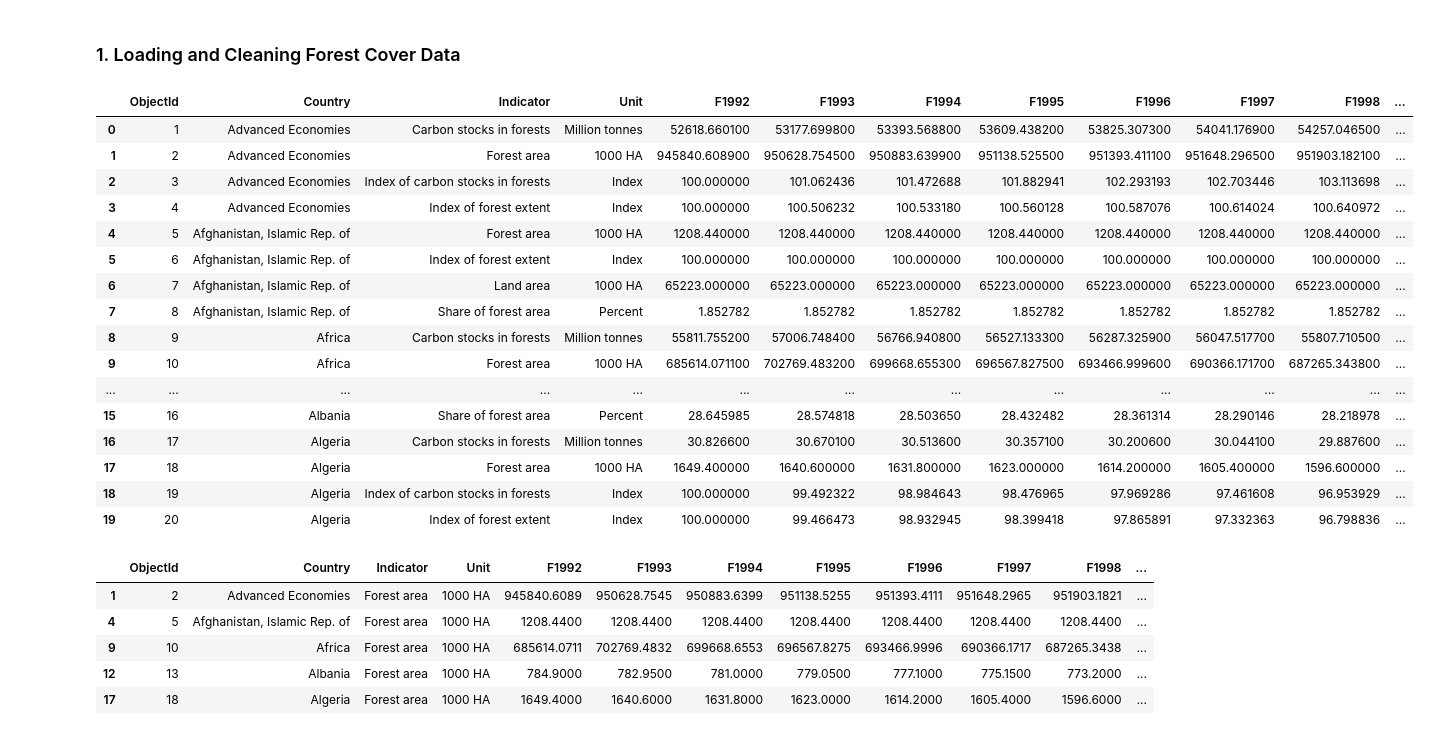
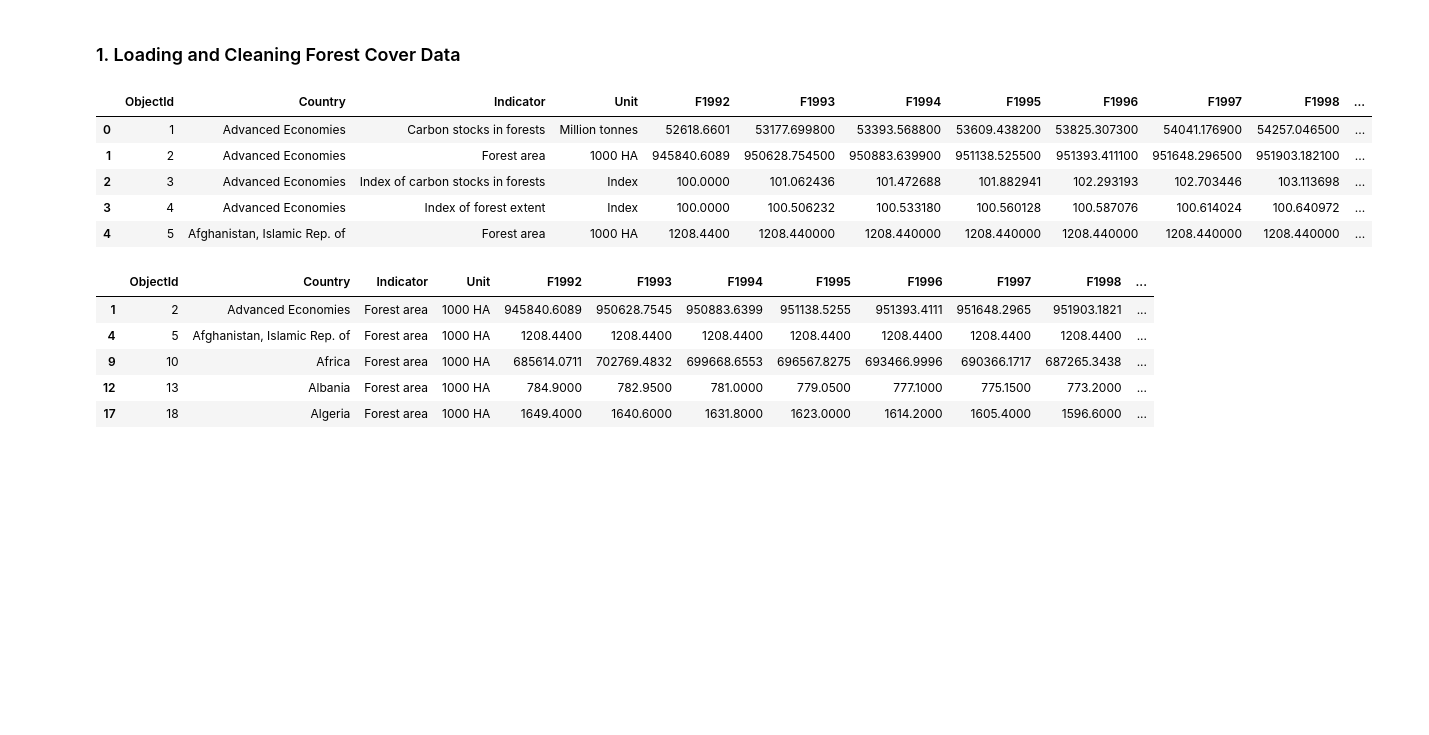
Before and after one commit to sdata07/Forest-Area-Predictor, a Jupyter notebook: main/main.ipynb, the cells around one changed output. Drawn from its saved outputs; the diff is of its cells as text; code cells hidden in the pictures; blank space fills up the shorter version.

```diff
--- a/main/main.ipynb
+++ b/main/main.ipynb
@@ -10,25 +10,14 @@ pd.set_option('display.max_columns', None)
 df = pd.read_csv("Data/Forest_and_Carbon.csv")
 # %%
 df = df.drop(columns=['Source', 'ISO2', 'ISO3','CTS_Full_Descriptor', 'CTS_Name', 'CTS_Code'])
-df.head(20)
+df.head()
 # %% [output]
 |  | ObjectId | Country | Indicator | Unit | F1992 | F1993 | F1994 | F1995 | F1996 | F1997 | F1998 | ... |
-| 0 | 1 | Advanced Economies | Carbon stocks in forests | Million tonnes | 52618.660100 | 53177.699800 | 53393.568800 | 53609.438200 | 53825.307300 | 54041.176900 | 54257.046500 | ... |
-| 1 | 2 | Advanced Economies | Forest area | 1000 HA | 945840.608900 | 950628.754500 | 950883.639900 | 951138.525500 | 951393.411100 | 951648.296500 | 951903.182100 | ... |
-| 2 | 3 | Advanced Economies | Index of carbon stocks in forests | Index | 100.000000 | 101.062436 | 101.472688 | 101.882941 | 102.293193 | 102.703446 | 103.113698 | ... |
-| 3 | 4 | Advanced Economies | Index of forest extent | Index | 100.000000 | 100.506232 | 100.533180 | 100.560128 | 100.587076 | 100.614024 | 100.640972 | ... |
-| 4 | 5 | Afghanistan, Islamic Rep. of | Forest area | 1000 HA | 1208.440000 | 1208.440000 | 1208.440000 | 1208.440000 | 1208.440000 | 1208.440000 | 1208.440000 | ... |
-| 5 | 6 | Afghanistan, Islamic Rep. of | Index of forest extent | Index | 100.000000 | 100.000000 | 100.000000 | 100.000000 | 100.000000 | 100.000000 | 100.000000 | ... |
-| 6 | 7 | Afghanistan, Islamic Rep. of | Land area | 1000 HA | 65223.000000 | 65223.000000 | 65223.000000 | 65223.000000 | 65223.000000 | 65223.000000 | 65223.000000 | ... |
-| 7 | 8 | Afghanistan, Islamic Rep. of | Share of forest area | Percent | 1.852782 | 1.852782 | 1.852782 | 1.852782 | 1.852782 | 1.852782 | 1.852782 | ... |
-| 8 | 9 | Africa | Carbon stocks in forests | Million tonnes | 55811.755200 | 57006.748400 | 56766.940800 | 56527.133300 | 56287.325900 | 56047.517700 | 55807.710500 | ... |
-| 9 | 10 | Africa | Forest area | 1000 HA | 685614.071100 | 702769.483200 | 699668.655300 | 696567.827500 | 693466.999600 | 690366.171700 | 687265.343800 | ... |
-| ... | ... | ... | ... | ... | ... | ... | ... | ... | ... | ... | ... | ... |
-| 15 | 16 | Albania | Share of forest area | Percent | 28.645985 | 28.574818 | 28.503650 | 28.432482 | 28.361314 | 28.290146 | 28.218978 | ... |
-| 16 | 17 | Algeria | Carbon stocks in forests | Million tonnes | 30.826600 | 30.670100 | 30.513600 | 30.357100 | 30.200600 | 30.044100 | 29.887600 | ... |
-| 17 | 18 | Algeria | Forest area | 1000 HA | 1649.400000 | 1640.600000 | 1631.800000 | 1623.000000 | 1614.200000 | 1605.400000 | 1596.600000 | ... |
-| 18 | 19 | Algeria | Index of carbon stocks in forests | Index | 100.000000 | 99.492322 | 98.984643 | 98.476965 | 97.969286 | 97.461608 | 96.953929 | ... |
-| 19 | 20 | Algeria | Index of forest extent | Index | 100.000000 | 99.466473 | 98.932945 | 98.399418 | 97.865891 | 97.332363 | 96.798836 | ... |
+| 0 | 1 | Advanced Economies | Carbon stocks in forests | Million tonnes | 52618.6601 | 53177.699800 | 53393.568800 | 53609.438200 | 53825.307300 | 54041.176900 | 54257.046500 | ... |
+| 1 | 2 | Advanced Economies | Forest area | 1000 HA | 945840.6089 | 950628.754500 | 950883.639900 | 951138.525500 | 951393.411100 | 951648.296500 | 951903.182100 | ... |
+| 2 | 3 | Advanced Economies | Index of carbon stocks in forests | Index | 100.0000 | 101.062436 | 101.472688 | 101.882941 | 102.293193 | 102.703446 | 103.113698 | ... |
+| 3 | 4 | Advanced Economies | Index of forest extent | Index | 100.0000 | 100.506232 | 100.533180 | 100.560128 | 100.587076 | 100.614024 | 100.640972 | ... |
+| 4 | 5 | Afghanistan, Islamic Rep. of | Forest area | 1000 HA | 1208.4400 | 1208.440000 | 1208.440000 | 1208.440000 | 1208.440000 | 1208.440000 | 1208.440000 | ... |
 # %%
 forest_areas = df[df["Indicator"] == "Forest area"]
 forest_areas.head()
```
Also changed, not shown: parts of 8 cells of this notebook.
